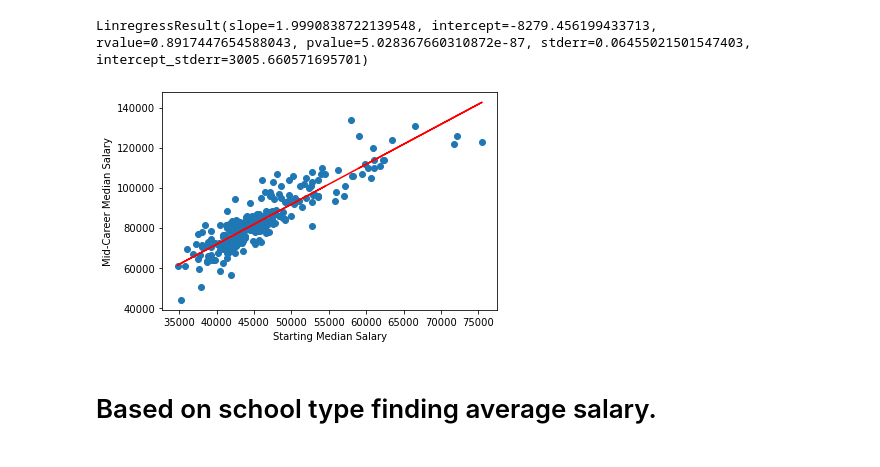
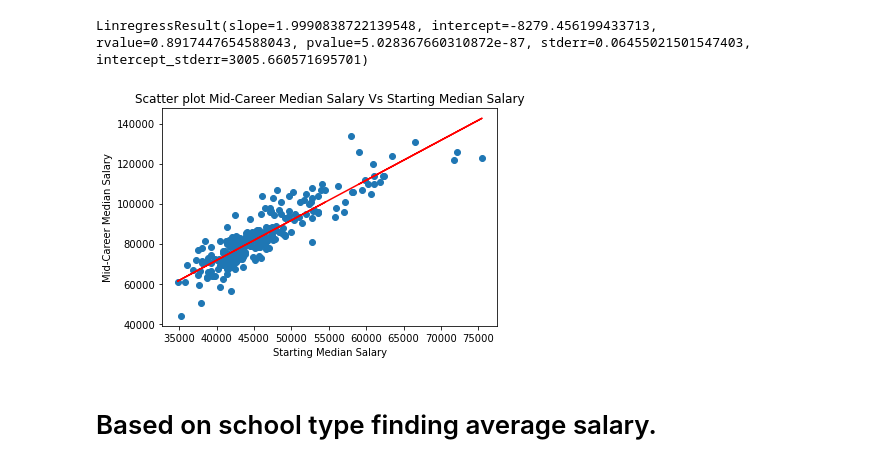
Before and after one commit to RRazvan90/group-3, a Jupyter notebook: Astha_working.ipynb, the cells around one changed output. Saved outputs shown, nothing was run; the diff lists cells and outputs as text; code cells hidden in the pictures.

```diff
--- a/Astha_working.ipynb
+++ b/Astha_working.ipynb
@@ -292,17 +292,19 @@ intercept=-8279.456199433713
 # %%
 #genrating the regression line for ploting
 y_values =  df_college_subset['Starting Median Salary']*mslope+intercept
 plt.scatter( df_college_subset['Starting Median Salary'], df_college_subset['Mid-Career Median Salary'])
 plt.plot( df_college_subset['Starting Median Salary'],y_values,color="red")
 plt.xlabel('Starting Median Salary')
 plt.ylabel('Mid-Career Median Salary')
+plt.title("Scatter plot Mid-Career Median Salary Vs Starting Median Salary")
 #to remove the scintific notation.
 #plt.gcf().axes[0].yaxis.get_major_formatter().set_scientific(False)
 #plt.gcf().axes[0].xaxis.get_major_formatter().set_scientific(False)
 #plt.savefig('linearregression')
+plt.savefig(f'./image/Scatter plot Mid-Career Median Salary Vs Starting Median Salary.png')
 plt.show()
 # %% [output]
-[figure, old version]
+[figure, new version]
 # %% [markdown]
 # Based on school type finding average salary.
 # %%
```
Also changed, not shown: parts of 5 cells of this notebook, 11 other files.
